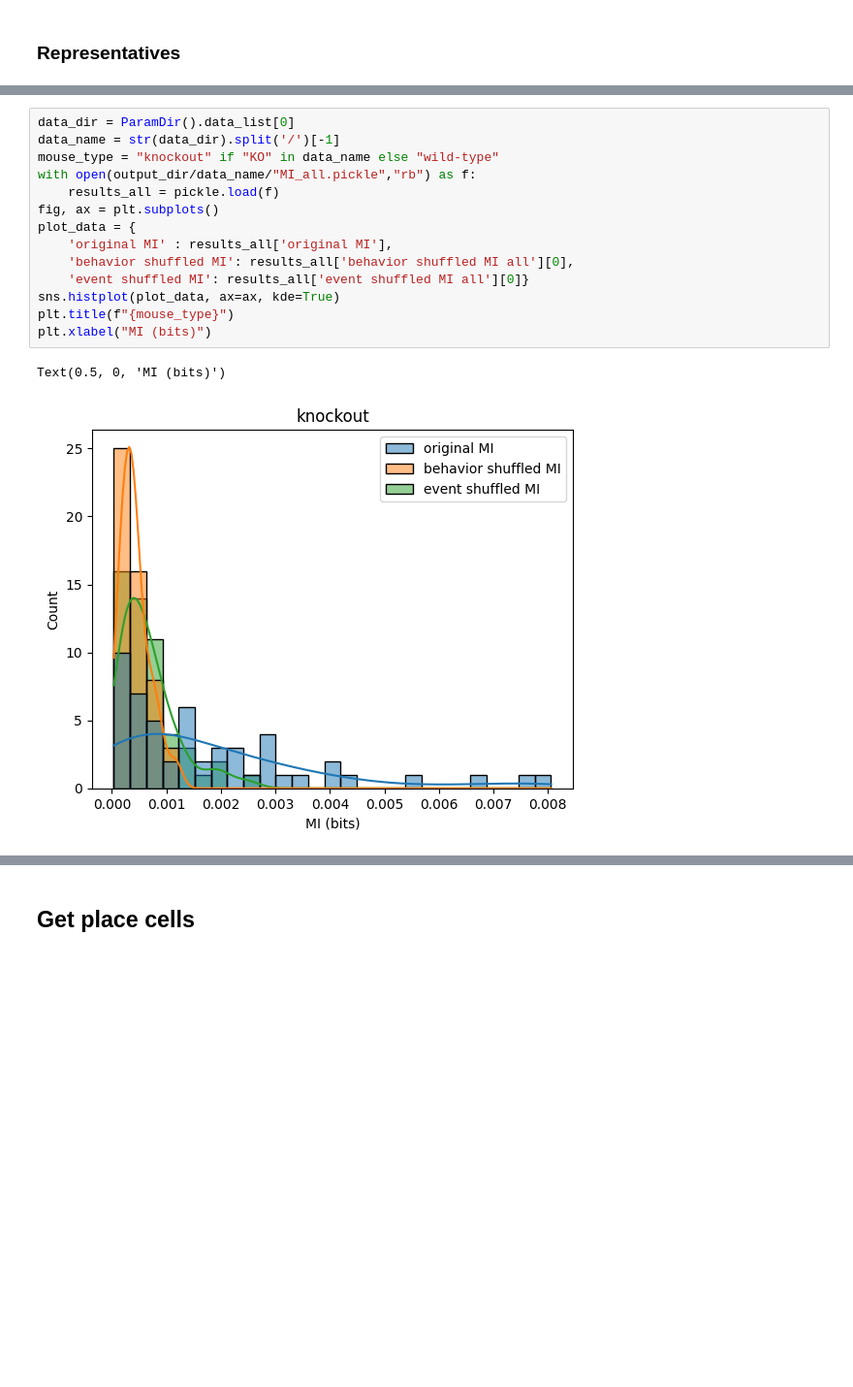
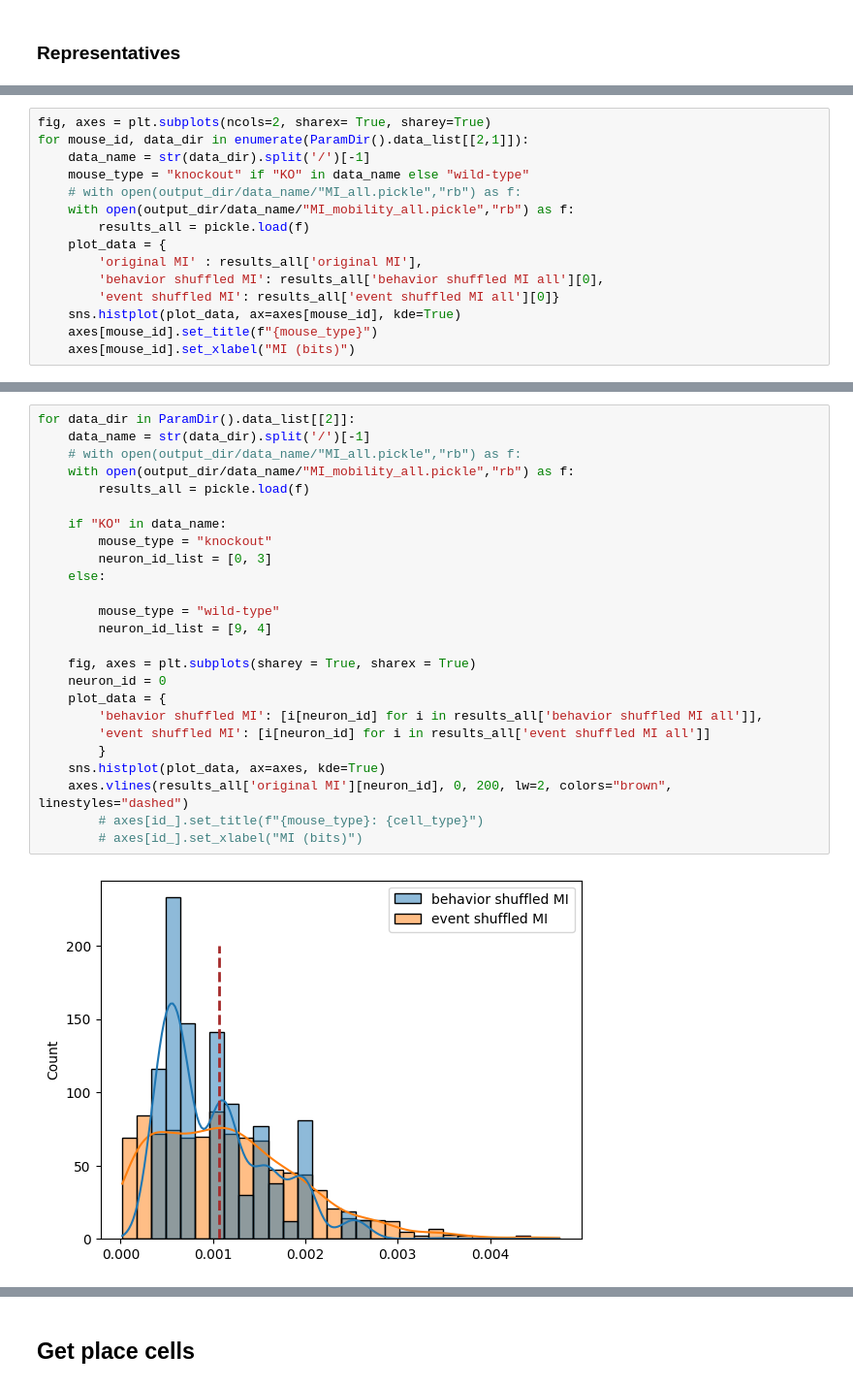
Before and after one commit to kisaragiRY/decoding-DG, a Jupyter notebook: notebooks/2-data-exploration/1-detect-place-cells/04-detect-place-cells.ipynb, the cells around one changed output, grey strips where cells are left out. Shown at 97% size. Drawn from its saved outputs; the diff is of its cells as text; blank space fills up the shorter version.

Commit message:
ploted sample data #20

```diff
--- a/notebooks/2-data-exploration/1-detect-place-cells/04-detect-place-cells.ipynb
+++ b/notebooks/2-data-exploration/1-detect-place-cells/04-detect-place-cells.ipynb
@@ -17,0 +37,15 @@ output_dir = ParamDir().output_dir
+# %%
+fig, axes = plt.subplots(ncols=2, sharex= True, sharey=True)
+for mouse_id, data_dir in enumerate(ParamDir().data_list[[2,1]]):
+    data_name = str(data_dir).split('/')[-1]
+    mouse_type = "knockout" if "KO" in data_name else "wild-type"
+    # with open(output_dir/data_name/"MI_all.pickle","rb") as f:
+    with open(output_dir/data_name/"MI_mobility_all.pickle","rb") as f:
+        results_all = pickle.load(f)
+    plot_data = {
+        'original MI' : results_all['original MI'],
+        'behavior shuffled MI': results_all['behavior shuffled MI all'][0],
+        'event shuffled MI': results_all['event shuffled MI all'][0]}
+    sns.histplot(plot_data, ax=axes[mouse_id], kde=True)
+    axes[mouse_id].set_title(f"{mouse_type}")
+    axes[mouse_id].set_xlabel("MI (bits)")
@@ -20,17 +58,27 @@ output_dir = ParamDir().output_dir
 # %%
-data_dir = ParamDir().data_list[0]
-data_name = str(data_dir).split('/')[-1]
-mouse_type = "knockout" if "KO" in data_name else "wild-type"
-with open(output_dir/data_name/"MI_all.pickle","rb") as f:
-    results_all = pickle.load(f)
-fig, ax = plt.subplots()
-plot_data = {
-    'original MI' : results_all['original MI'],
-    'behavior shuffled MI': results_all['behavior shuffled MI all'][0],
-    'event shuffled MI': results_all['event shuffled MI all'][0]}
-sns.histplot(plot_data, ax=ax, kde=True)
-plt.title(f"{mouse_type}")
-plt.xlabel("MI (bits)")
+for data_dir in ParamDir().data_list[[2]]:
+    data_name = str(data_dir).split('/')[-1]
+    # with open(output_dir/data_name/"MI_all.pickle","rb") as f:
+    with open(output_dir/data_name/"MI_mobility_all.pickle","rb") as f:
+        results_all = pickle.load(f)
+
+    if "KO" in data_name:
+        mouse_type = "knockout"
+        neuron_id_list = [0, 3]
+    else:
+
+        mouse_type = "wild-type"
+        neuron_id_list = [9, 4]
+
+    fig, axes = plt.subplots(sharey = True, sharex = True)
+    neuron_id = 0
+    plot_data = {
+        'behavior shuffled MI': [i[neuron_id] for i in results_all['behavior shuffled MI all']],
+        'event shuffled MI': [i[neuron_id] for i in results_all['event shuffled MI all']]
+        }
+    sns.histplot(plot_data, ax=axes, kde=True)
+    axes.vlines(results_all['original MI'][neuron_id], 0, 200, lw=2, colors="brown", linestyles="dashed")
+        # axes[id_].set_title(f"{mouse_type}: {cell_type}")
+        # axes[id_].set_xlabel("MI (bits)")
 # %% [output]
-Text(0.5, 0, 'MI (bits)')
-[figure, old version]
+[figure, new version]
```
Also changed, not shown: parts of 13 cells of this notebook.
